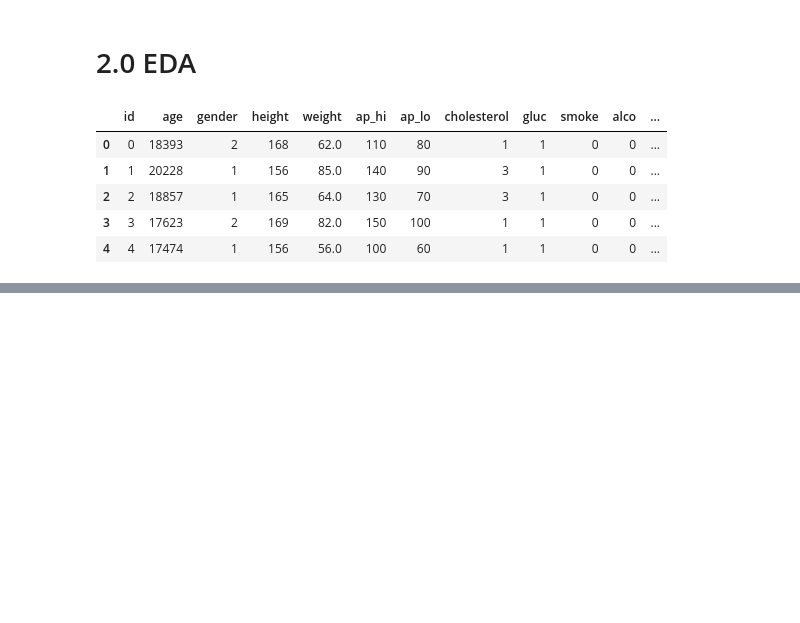
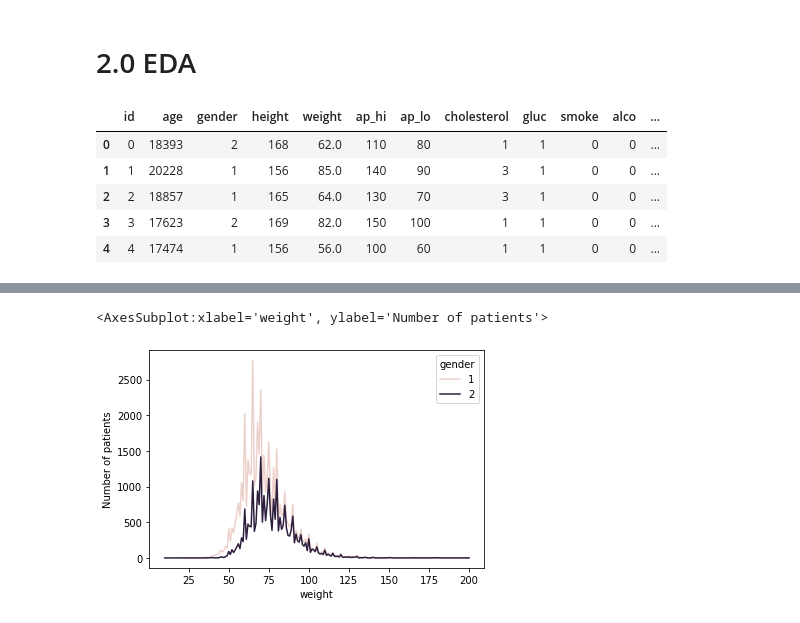
Before and after one commit to SamiFatmi/Machine-Learning-SAMI-FATMI, a Jupyter notebook: Labs/2-Disease_prediction.ipynb, the cells around one changed output, grey strips where cells are left out. Cells and saved outputs as stored; diff of their text form; code cells hidden in the pictures; blank space fills up the shorter version.

```diff
--- a/Labs/2-Disease_prediction.ipynb
+++ b/Labs/2-Disease_prediction.ipynb
@@ -26,0 +83,15 @@ df.head()
+# %%
+# Weight distribution
+
+df_weight = df[["weight","gender"]].astype("int32").groupby(["weight","gender"]).size()
+
+df_weight = pd.DataFrame(df_weight).reset_index().rename(columns={0:"Number of patients"}).sort_values("weight",ascending=True).reset_index(drop=True)
+
+sns.lineplot(data = df_weight,
+                x="weight",
+                y="Number of patients",
+                hue="gender"
+                )
+# %% [output]
+<AxesSubplot:xlabel='weight', ylabel='Number of patients'>
+[figure, added]
```
Also changed, not shown: parts of 13 cells of this notebook, 1 other file.
